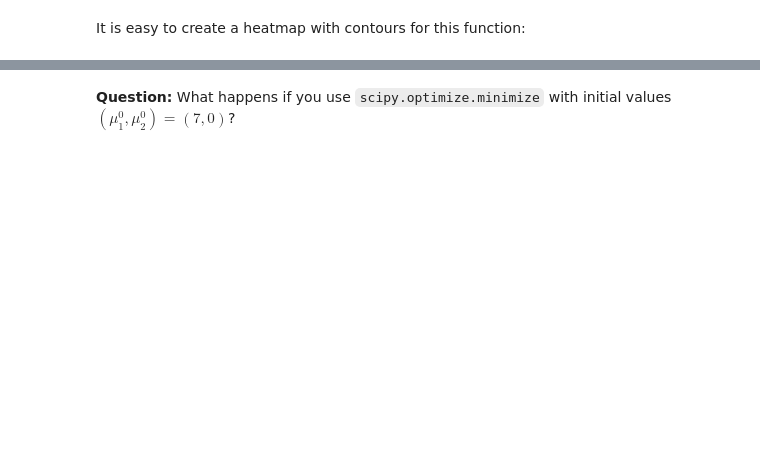
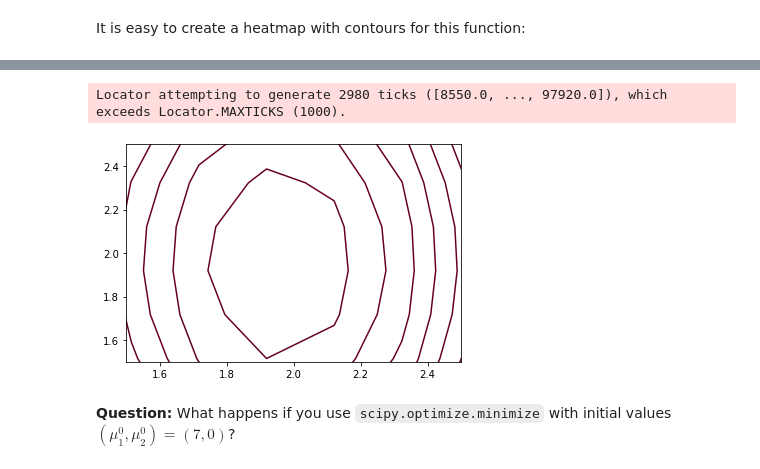
Before and after one commit to SimeonDavchev/Math-Projects-4, a Jupyter notebook: M4TutCP3.ipynb, the cells around one changed output, grey strips where cells are left out. Drawn from its saved outputs; the diff is of its cells as text; code cells hidden in the pictures; blank space fills up the shorter version.

```diff
--- a/M4TutCP3.ipynb
+++ b/M4TutCP3.ipynb
@@ -312,9 +304,10 @@ Define the function <code>MLEfunc</code> that you want to minimize in order to m
 # input:  parameters (mu1,mu2)
 # output: -logL(mu1,mu2)
 
-def MLEfunc(parameters):
+def MLEfunc(parameters,x_values=d):
     # YOUR CODE HERE
-    raise NotImplementedError()
+    const=np.log(0.2*0.8/((16*np.pi**2)**0.5)) #less computations
+    neg_LL=-np.sum(np.vectorize(lambda x: const - 0.5*((x-parameters[0])**2+0.25*((x-parameters[1])**2)))(x_values))
     return neg_LL
 # %%
 import numdifftools as nd
@@ -364,5 +366,10 @@ plt.show()
 # %%
 
-plt.contour(X, Y, Z, 300, cmap='RdGy');
+plt.contour(X, Y, Z, 3000, cmap='RdGy')
+plt.xlim([1.5,2.5])
+plt.ylim([1.5,2.5]);
+# %% [output]
+Locator attempting to generate 2980 ticks ([8550.0, ..., 97920.0]), which exceeds Locator.MAXTICKS (1000).
+[figure, added]
 # %% [markdown]
 **Question:** What happens if you use <code>scipy.optimize.minimize</code> with initial values $(\mu^0_1,\mu^0_2)=(7,0)$?
```
Also changed, not shown: parts of 12 cells of this notebook.
